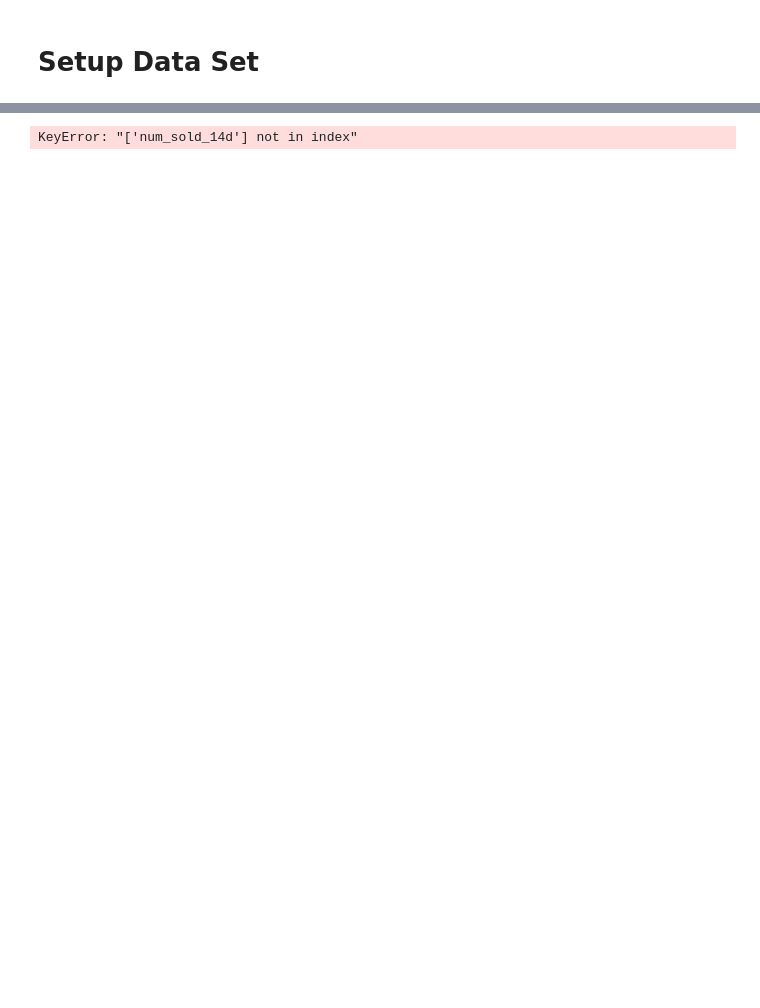
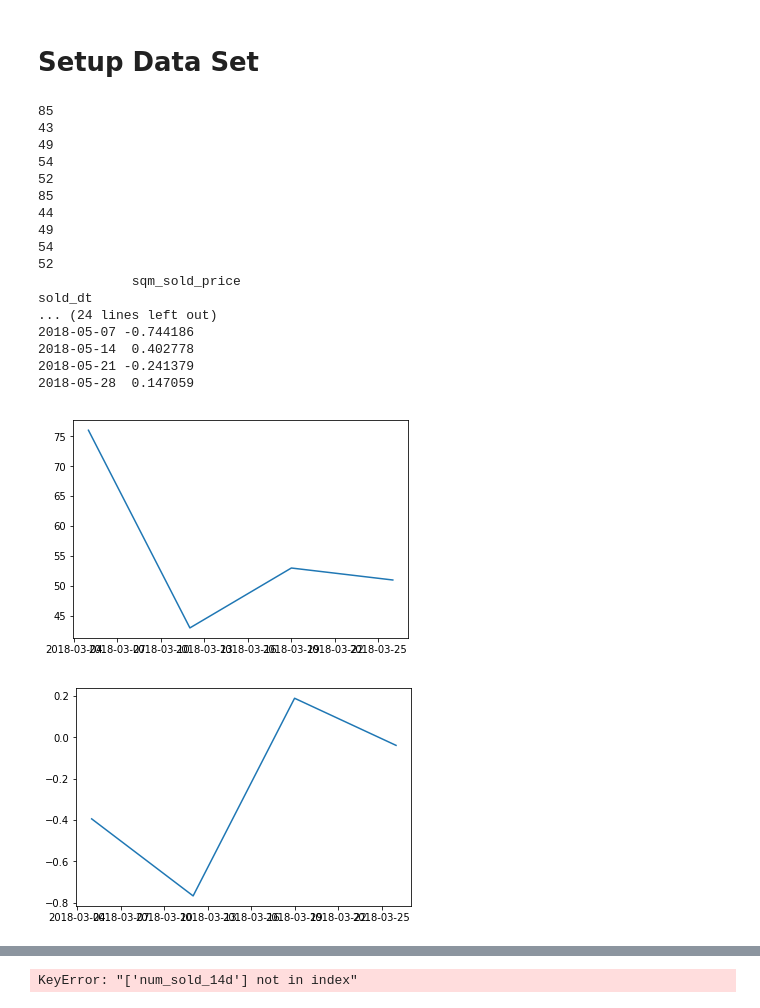
Before and after one commit to filipclaesson/jupyter_apt_analysis, a Jupyter notebook: prediction/apt_feature_engineering.ipynb, the cells around one changed output, grey strips where cells are left out. Cells and saved outputs as stored; diff of their text form; code cells hidden in the pictures; blank space fills up the shorter version.

```diff
--- a/prediction/apt_feature_engineering.ipynb
+++ b/prediction/apt_feature_engineering.ipynb
@@ -26,4 +26,4 @@ def print_list(list_in):
 # Setup Data Set
 # %%
 data = raw.copy()
-data['published_week_dt'] = pd.to_datetime(raw_2['published_week'])
+data['published_week_dt'] = pd.to_datetime(raw['published_week'])
@@ -29,0 +53,53 @@ data['published_week_dt'] = pd.to_datetime(raw_2['published_week'])
+# %%
+tmp_df = data.copy()
+tmp_df['sold_dt'] = pd.to_datetime(tmp_df['sold_date'])
+tmp_df = tmp_df.set_index('sold_dt')
+# create series of the variable we want to do rolling over
+print(tmp_df['2018-02-26':'2018-03-05']['sqm_sold_price'].count())
+print(tmp_df['2018-03-05':'2018-03-11']['sqm_sold_price'].count())
+print(tmp_df['2018-03-12':'2018-03-18']['sqm_sold_price'].count())
+print(tmp_df['2018-03-19':'2018-03-25']['sqm_sold_price'].count())
+print(tmp_df['2018-03-26':'2018-04-03']['sqm_sold_price'].count())
+
+print(tmp_df['2018-02-25':'2018-03-03']['sqm_sold_price'].count())
+print(tmp_df['2018-03-04':'2018-03-10']['sqm_sold_price'].count())
+print(tmp_df['2018-03-12':'2018-03-18']['sqm_sold_price'].count())
+print(tmp_df['2018-03-19':'2018-03-25']['sqm_sold_price'].count())
+print(tmp_df['2018-03-26':'2018-04-03']['sqm_sold_price'].count())
+
+
+# calculate mean per week and calculate rooling for 'rolling_interval'
+sold_price_weekly = tmp_df[['sqm_sold_price']].resample('W-MON').count().sort_index()
+#plt.plot(sold_price_weekly.diff()/sold_price_weekly)
+deriv = sold_price_weekly.diff()/sold_price_weekly
+deriv.columns = ['deriv']
+
+#print(deriv[deriv['sold_dt'] < '2018-06-01'])
+plt.plot((sold_price_weekly['2018-03-01':'2018-04-01']))
+print(sold_price_weekly['2018-03-01':'2018-06-01'])
+print(deriv['2018-03-01':'2018-06-01'])
+plt.show()
+plt.plot(deriv['2018-03-01':'2018-04-01'])
+
+#plt.plot(sold_price_weekly)
+plt.show()
+# %% [output]
+85
+43
+49
+54
+52
+85
+44
+49
+54
+52
+            sqm_sold_price
+sold_dt
+... (24 lines left out)
+2018-05-07 -0.744186
+2018-05-14  0.402778
+2018-05-21 -0.241379
+2018-05-28  0.147059
+[figure, added]
+[figure, added]
```
Also changed, not shown: parts of 7 cells of this notebook.
